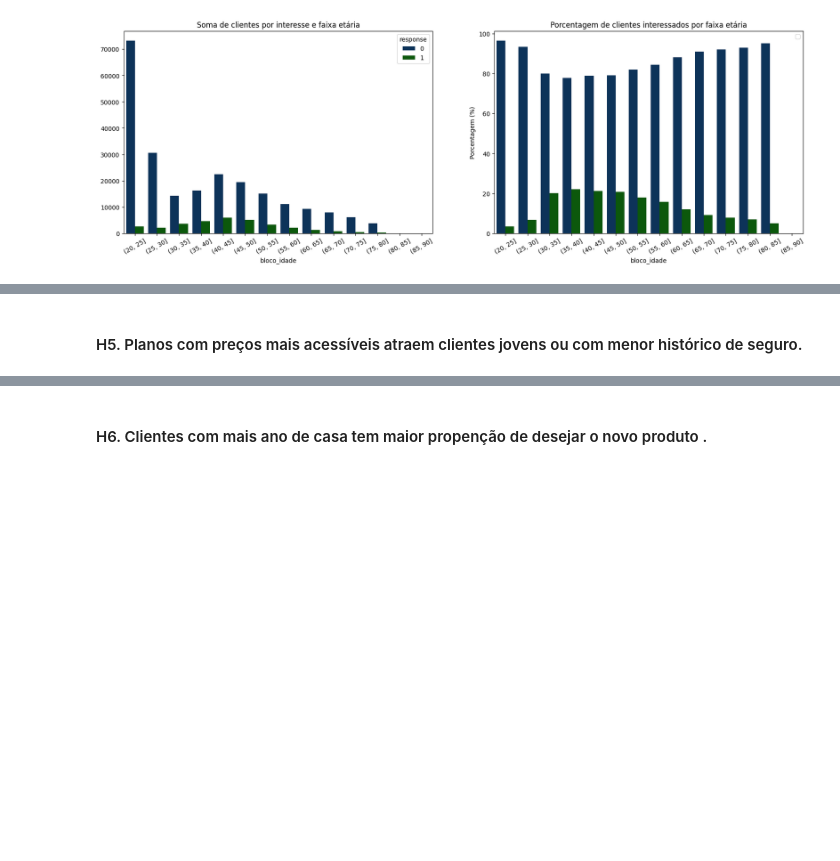
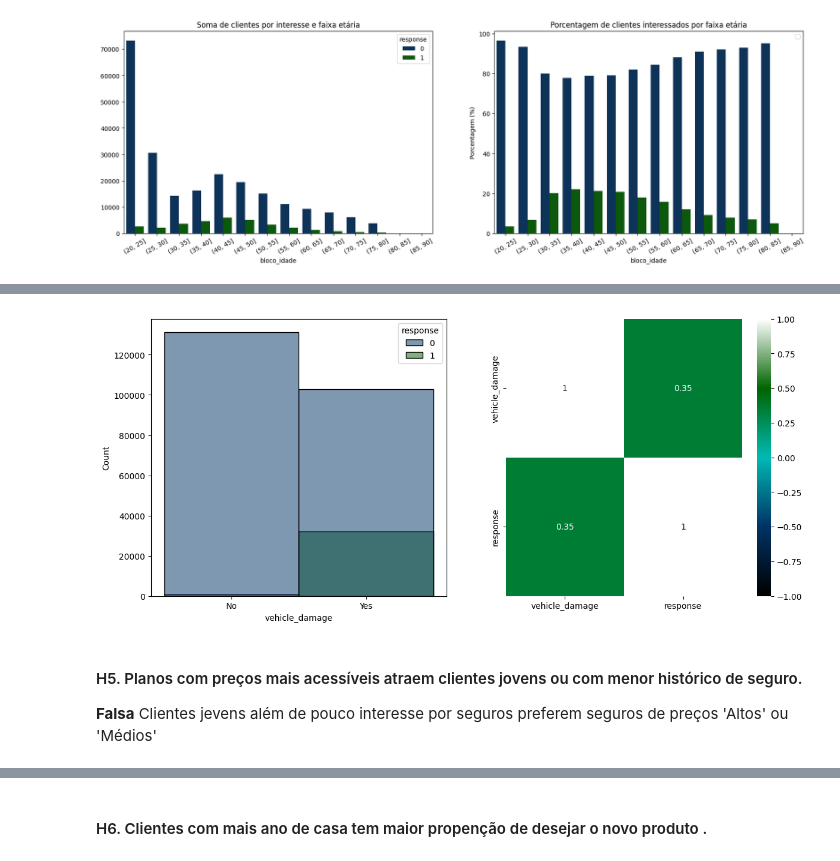
Before and after one commit to RafaelLuckner/Propensao_Compra, a Jupyter notebook: propensao_projeto.ipynb, the cells around one changed output, grey strips where cells are left out. Drawn from its saved outputs; the diff is of its cells as text; code cells hidden in the pictures; blank space fills up the shorter version.

```diff
--- a/propensao_projeto.ipynb
+++ b/propensao_projeto.ipynb
@@ -463,2 +498,14 @@ plt.ylabel('Porcentagem (%)');
+# %%
+plt.figure(figsize = (14,6))
+plt.subplot(1,2,1)
+sns.histplot(data = dfaux1, x= 'vehicle_damage',hue = 'response')
+
+plt.subplot(1,2,2)
+dfaux = df2[['vehicle_damage','response']].copy()
+dfaux['vehicle_damage'] = dfaux['vehicle_damage'].map(lambda x: 1 if x=='Yes' else 0)
+sns.heatmap(dfaux.corr(method='pearson'), annot = True, vmin=-1, vmax=1, cmap = custom_cmap);
+# %% [output]
+[figure, added]
 # %% [markdown]
 #### H5. Planos com preços mais acessíveis atraem clientes jovens ou com menor histórico de seguro.
+**Falsa** Clientes jevens além de pouco interesse por seguros preferem seguros de preços 'Altos' ou 'Médios'
```
Also changed, not shown: parts of 10 cells of this notebook.
